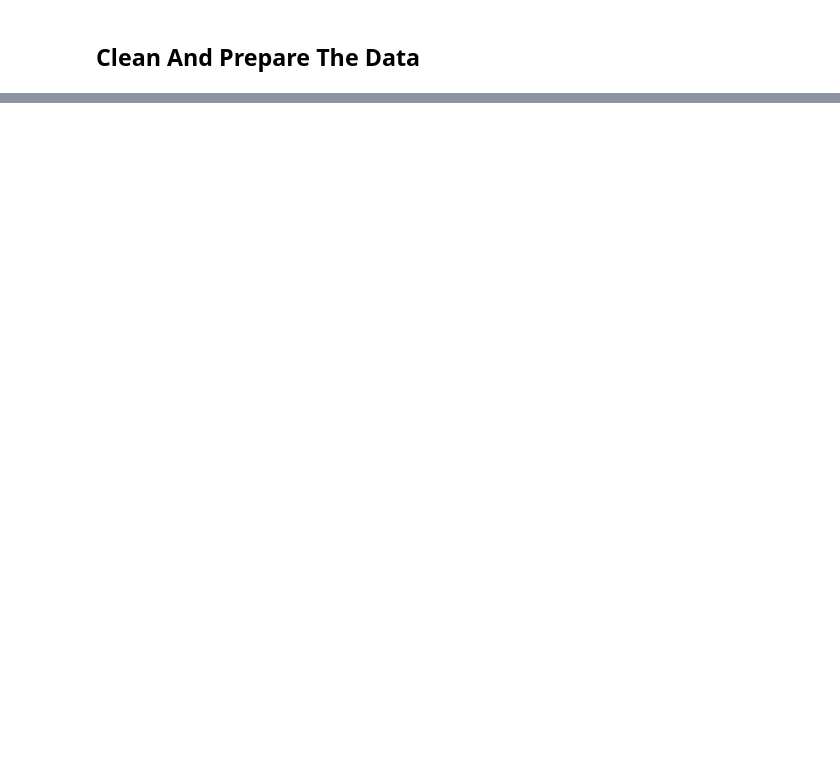
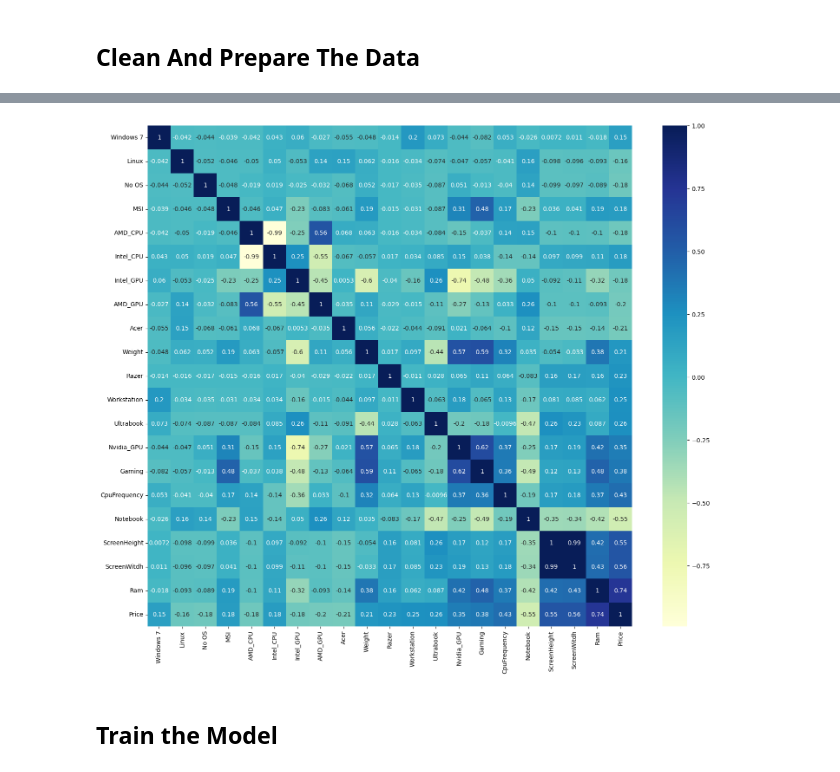
Before and after one commit to kaan4dev/laptopPricePrediction, a Jupyter notebook: df.ipynb, the cells around one changed output, grey strips where cells are left out. Drawn from its saved outputs; the diff is of its cells as text; code cells hidden in the pictures; blank space fills up the shorter version.

Commit message:
Data Analysis is done.

```diff
--- a/df.ipynb
+++ b/df.ipynb
@@ -233,0 +209,31 @@ df["ScreenHeight"] = df["ScreenHeight"].astype("int")
+# %%
+# Exclude 'laptop_ID' from non-numeric columns
+non_numeric_cols = df.select_dtypes(exclude=['number']).columns.difference(['laptop_ID'])
+
+print("Non-numeric columns:", non_numeric_cols)
+
+# Convert object/string columns to boolean or numeric
+for col in non_numeric_cols:
+    # Attempt to convert to numeric first
+    try:
+        df[col] = pd.to_numeric(df[col], errors='raise')
+        print(f"Column '{col}' successfully converted to numeric.")
+    except ValueError:
+        print(f"Column '{col}' cannot be directly converted to numeric. Attempting boolean conversion.")
+        # Attempt to convert to boolean
+        try:
+            # If it contains only two unique values, convert to boolean
+            if len(df[col].unique()) == 2:
+                df[col] = df[col].map({df[col].unique()[0]: True, df[col].unique()[1]: False})
+                print(f"Column '{col}' successfully converted to boolean.")
+            else:
+                print(f"Column '{col}' has more than 2 unique values and cannot be automatically converted to boolean. Dropping column.")
+                df.drop(col, axis=1, inplace=True)
+        except:
+            print(f"Column '{col}' cannot be converted to boolean. Dropping column.")
+            df.drop(col, axis=1, inplace=True)
+
+print(df.dtypes)  # Print data types to verify
+
+# Calculate correlation *after* conversion
+print(df.corr())
@@ -233,0 +299,17 @@ df["ScreenHeight"] = df["ScreenHeight"].astype("int")
+# %%
+targetedCorrelations = df.corr()['Price'].apply(abs).sort_values()
+
+selectedFeatures = targetedCorrelations[-21:].index
+
+selectedFeatures = list(selectedFeatures)
+
+limitedDf = df[selectedFeatures]
+# %%
+plt.figure(figsize= (18,15))
+sns.heatmap(limitedDf.corr(), annot= True, cmap= "YlGnBu")
+
+plt.show()
+# %% [output]
+[figure, added]
+# %% [markdown]
+## Train the Model
```
Also changed, not shown: parts of 12 cells of this notebook, 1 other file.
